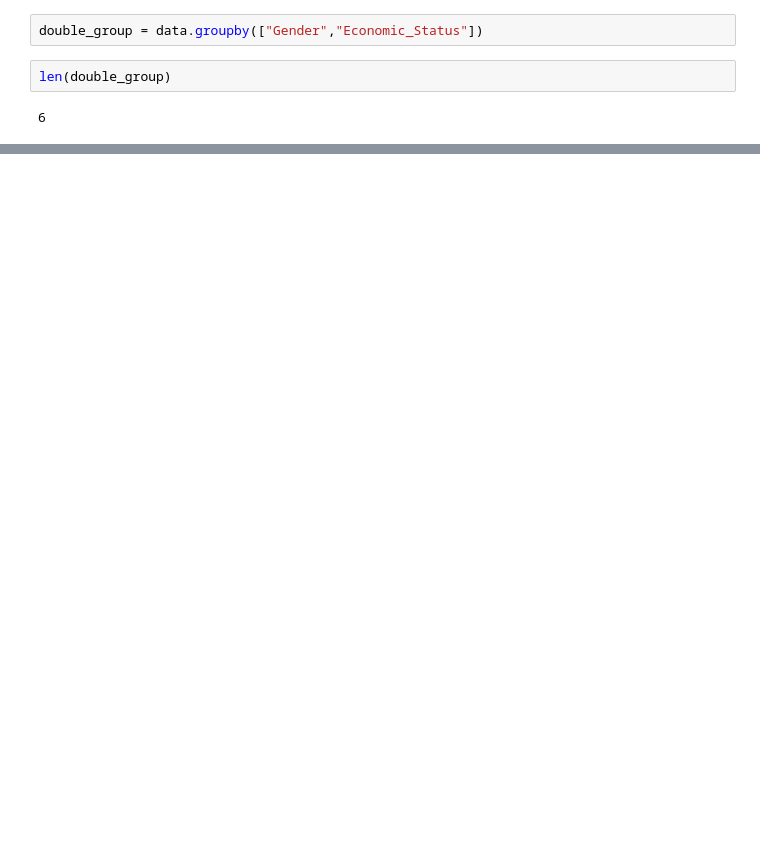
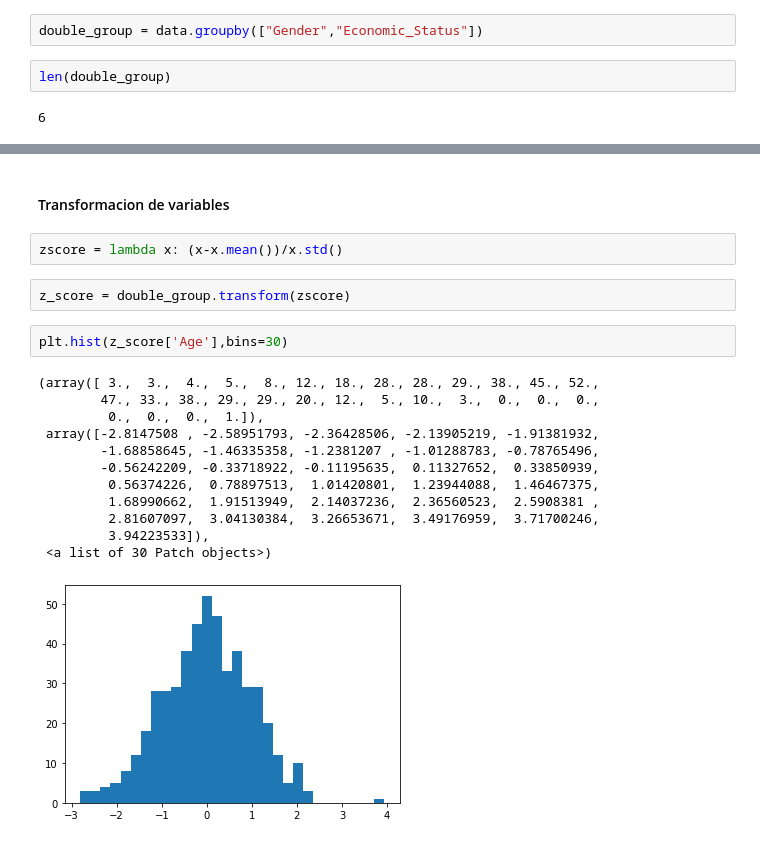
Before and after one commit to Kaiziferr/Data_Science_Workshops, a Jupyter notebook: Workshop_4/Dummy_Data_set.ipynb, the cells around one changed output, grey strips where cells are left out. Drawn from its saved outputs; the diff is of its cells as text; blank space fills up the shorter version.

```diff
--- a/Workshop_4/Dummy_Data_set.ipynb
+++ b/Workshop_4/Dummy_Data_set.ipynb
@@ -212,0 +359,21 @@ for names, groups in double_group:
+# %% [markdown]
+#### Transformacion de variables
+# %%
+zscore = lambda x: (x-x.mean())/x.std()
+# %%
+z_score = double_group.transform(zscore)
+# %%
+plt.hist(z_score['Age'],bins=30)
+# %% [output]
+(array([ 3.,  3.,  4.,  5.,  8., 12., 18., 28., 28., 29., 38., 45., 52.,
+        47., 33., 38., 29., 29., 20., 12.,  5., 10.,  3.,  0.,  0.,  0.,
+         0.,  0.,  0.,  1.]),
+ array([-2.8147508 , -2.58951793, -2.36428506, -2.13905219, -1.91381932,
+        -1.68858645, -1.46335358, -1.2381207 , -1.01288783, -0.78765496,
+        -0.56242209, -0.33718922, -0.11195635,  0.11327652,  0.33850939,
+         0.56374226,  0.78897513,  1.01420801,  1.23944088,  1.46467375,
+         1.68990662,  1.91513949,  2.14037236,  2.36560523,  2.5908381 ,
+         2.81607097,  3.04130384,  3.26653671,  3.49176959,  3.71700246,
+         3.94223533]),
+ <a list of 30 Patch objects>)
+[figure, added]
```
Also changed, not shown: parts of 30 cells of this notebook.
